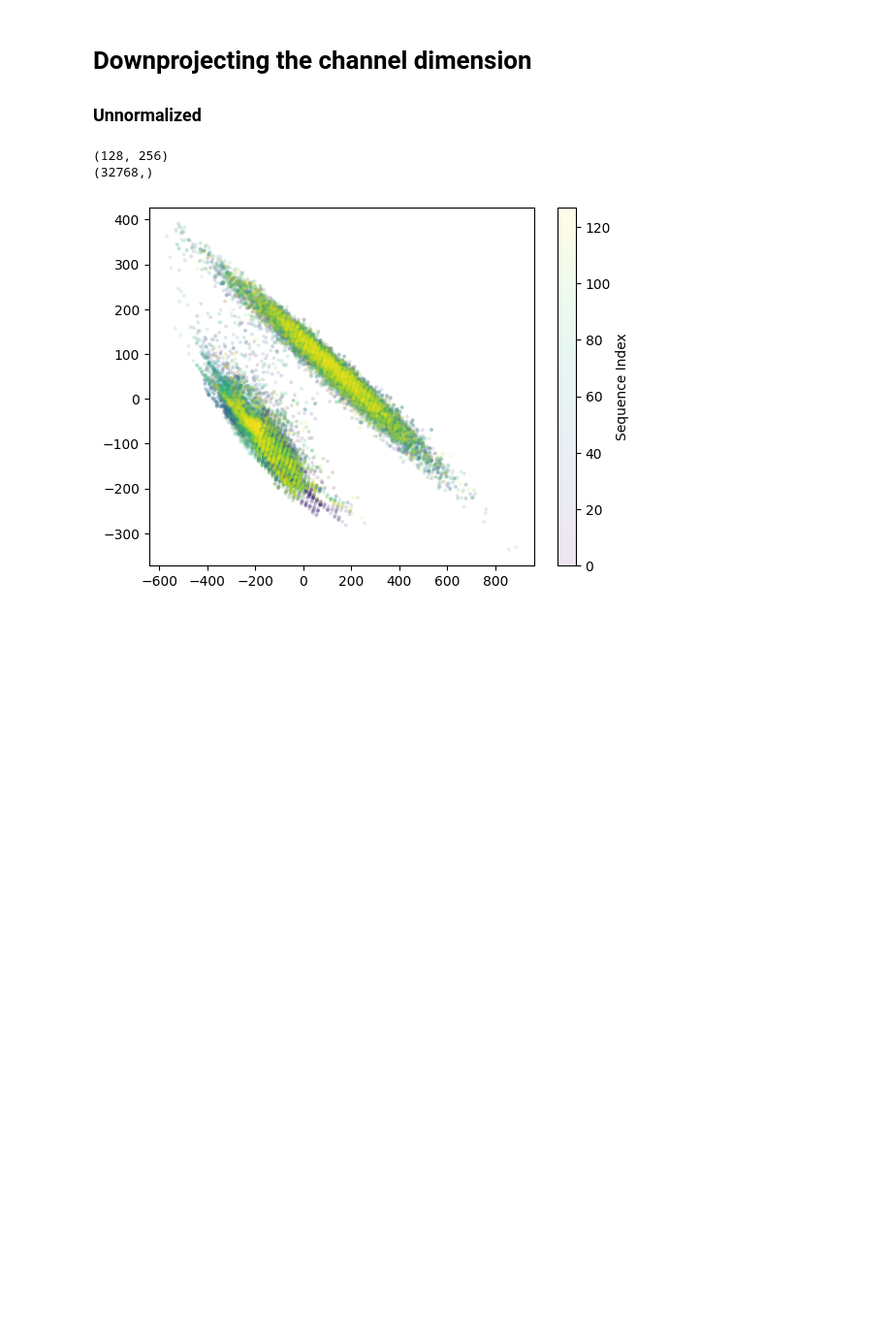
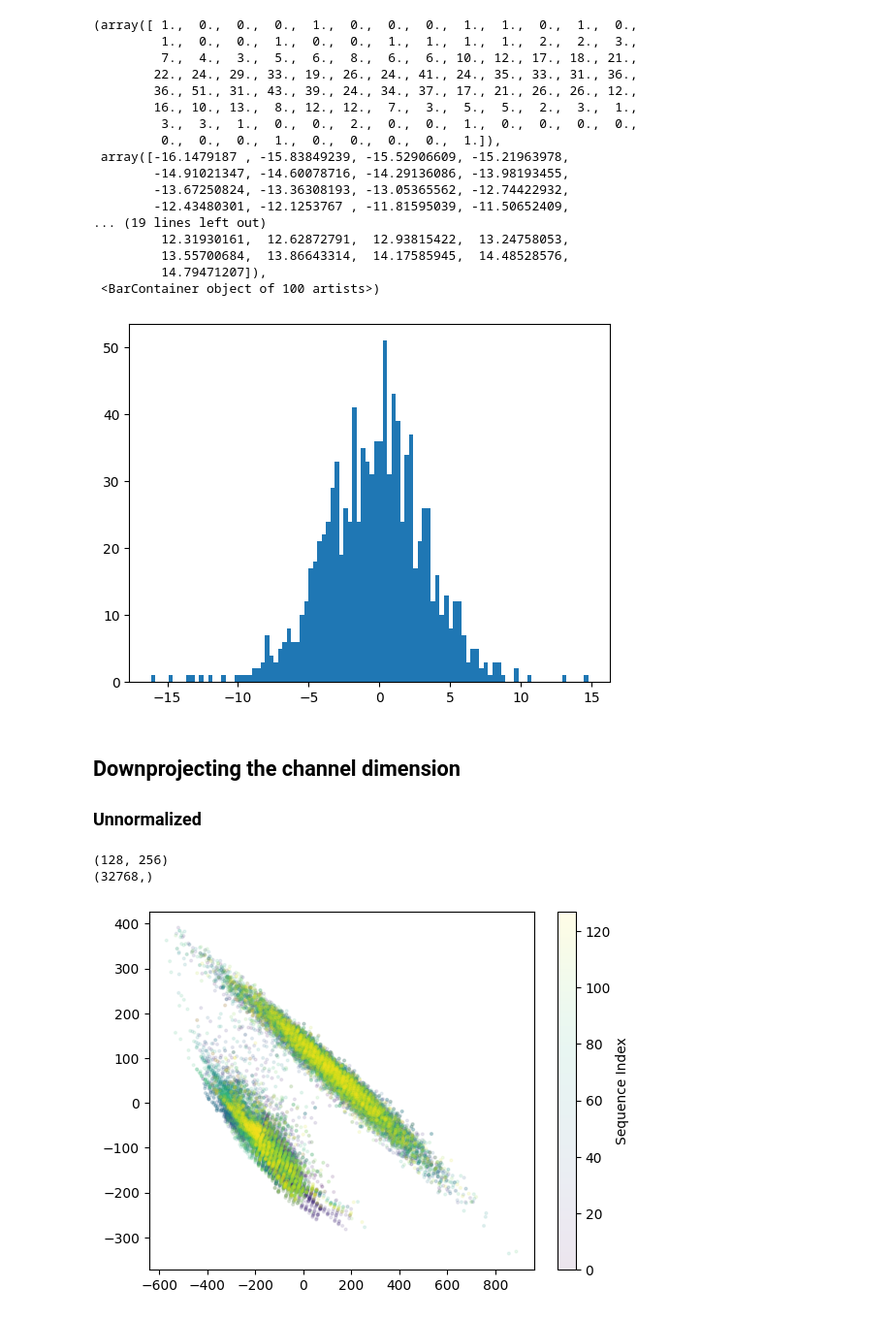
Before and after one commit to amyxlu/plaid-dev-distributed, a Jupyter notebook: notebooks/09_examine_latent_dim.ipynb, the cells around one changed output. Shown at 97% size. Cells and saved outputs as stored; diff of their text form; code cells hidden in the pictures; blank space fills up the shorter version.

```diff
--- a/notebooks/09_examine_latent_dim.ipynb
+++ b/notebooks/09_examine_latent_dim.ipynb
@@ -25,5 +122,27 @@ print(raw.shape, normalized.shape)
+# %%
+channel_means[channel_means > 20] = 0
+plt.hist(channel_means, bins=100)
+# %% [output]
+(array([ 1.,  0.,  0.,  0.,  1.,  0.,  0.,  0.,  1.,  1.,  0.,  1.,  0.,
+         1.,  0.,  0.,  1.,  0.,  0.,  1.,  1.,  1.,  1.,  2.,  2.,  3.,
+         7.,  4.,  3.,  5.,  6.,  8.,  6.,  6., 10., 12., 17., 18., 21.,
+        22., 24., 29., 33., 19., 26., 24., 41., 24., 35., 33., 31., 36.,
+        36., 51., 31., 43., 39., 24., 34., 37., 17., 21., 26., 26., 12.,
+        16., 10., 13.,  8., 12., 12.,  7.,  3.,  5.,  5.,  2.,  3.,  1.,
+         3.,  3.,  1.,  0.,  0.,  2.,  0.,  0.,  1.,  0.,  0.,  0.,  0.,
+         0.,  0.,  0.,  1.,  0.,  0.,  0.,  0.,  1.]),
+ array([-16.1479187 , -15.83849239, -15.52906609, -15.21963978,
+        -14.91021347, -14.60078716, -14.29136086, -13.98193455,
+        -13.67250824, -13.36308193, -13.05365562, -12.74422932,
+        -12.43480301, -12.1253767 , -11.81595039, -11.50652409,
+... (19 lines left out)
+         12.31930161,  12.62872791,  12.93815422,  13.24758053,
+         13.55700684,  13.86643314,  14.17585945,  14.48528576,
+         14.79471207]),
+ <BarContainer object of 100 artists>)
+[figure, added]
 # %% [markdown]
-# Downprojecting the channel dimension
+## Downprojecting the channel dimension
 ### Unnormalized
 # %%
 from sklearn.decomposition import PCA
```
Also changed, not shown: parts of 15 cells of this notebook, 5 other files.
